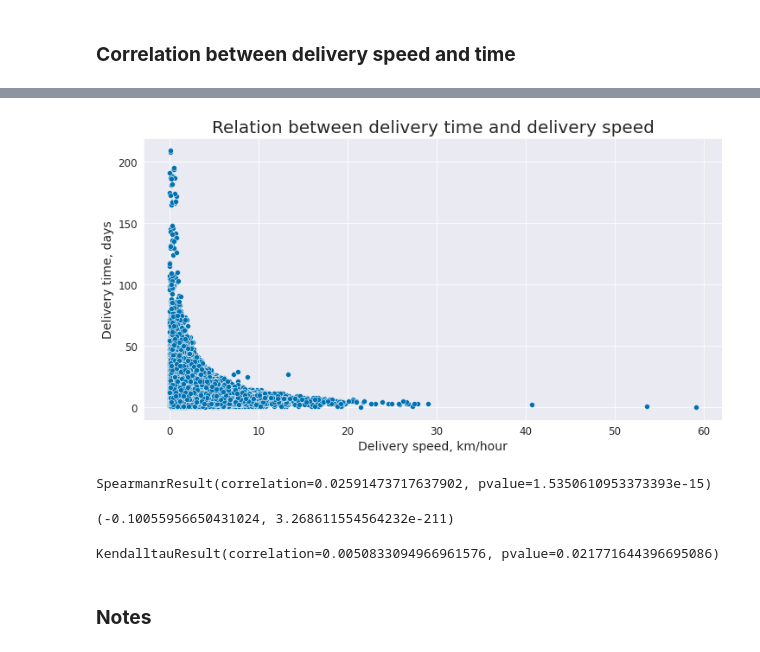
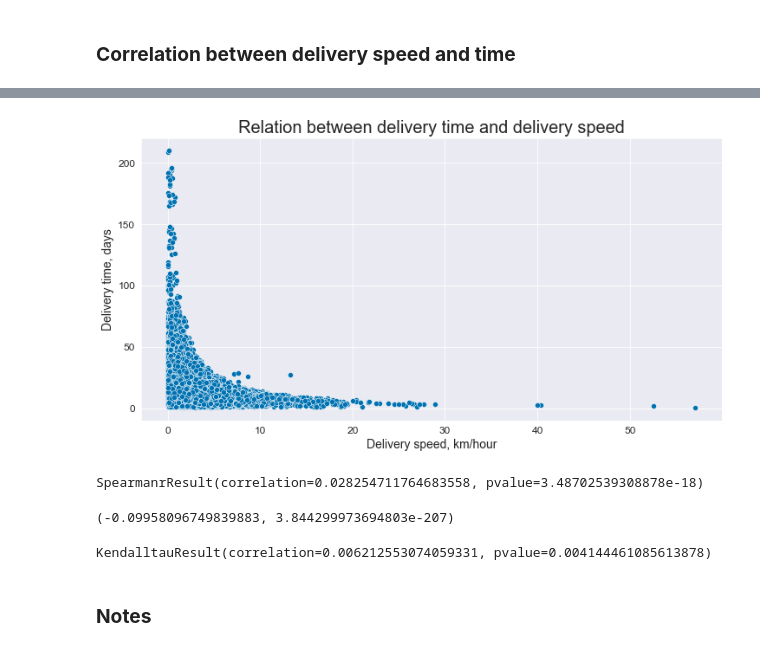
Before and after one commit to strateg17/SMART_DS_Academy_Prod1, a Jupyter notebook: Task_3/Task_3_Logistic_Part_2_EDA.ipynb, the cells around one changed output, grey strips where cells are left out. Cells and saved outputs as stored; diff of their text form; code cells hidden in the pictures.

```diff
--- a/Task_3/Task_3_Logistic_Part_2_EDA.ipynb
+++ b/Task_3/Task_3_Logistic_Part_2_EDA.ipynb
@@ -217,25 +242,25 @@ data_all_agg.head(2)
 # %%
-sns.scatterplot(x=data_all_agg.delivery_speed, y=data_all_agg.delivery_time_days);
+sns.scatterplot(x=data_all_agg.delivery_speed_km_per_hour, y=data_all_agg.delivery_time_days);
 plt.title('Relation between delivery time and delivery speed', fontsize=20)
 plt.xlabel('Delivery speed, km/hour', fontsize=14)
 plt.ylabel('Delivery time, days', fontsize=14)
 plt.show();
 # %% [output]
-[figure, old version]
+[figure, new version]
 # %%
 from scipy import stats
 # %%
-stats.spearmanr(data_all_agg.delivery_speed, data_all_agg.delivery_time_days)
+stats.spearmanr(data_all_agg.delivery_speed_km_per_hour, data_all_agg.delivery_time_days)
 # %% [output]
-SpearmanrResult(correlation=0.02591473717637902, pvalue=1.5350610953373393e-15)
+SpearmanrResult(correlation=0.028254711764683558, pvalue=3.48702539308878e-18)
 # %%
-stats.pearsonr(data_all_agg.delivery_speed, data_all_agg.delivery_time_days)
+stats.pearsonr(data_all_agg.delivery_speed_km_per_hour, data_all_agg.delivery_time_days)
 # %% [output]
-(-0.10055956650431024, 3.268611554564232e-211)
+(-0.09958096749839883, 3.844299973694803e-207)
 # %%
-stats.kendalltau(data_all_agg.delivery_speed, data_all_agg.delivery_time_days)
+stats.kendalltau(data_all_agg.delivery_speed_km_per_hour, data_all_agg.delivery_time_days)
 # %% [output]
-KendalltauResult(correlation=0.0050833094966961576, pvalue=0.021771644396695086)
+KendalltauResult(correlation=0.006212553074059331, pvalue=0.004144461085613878)
 # %% [markdown]
 ### **Notes**
 # %% [markdown]
```
Also changed, not shown: parts of 14 cells of this notebook, 23 other files.
